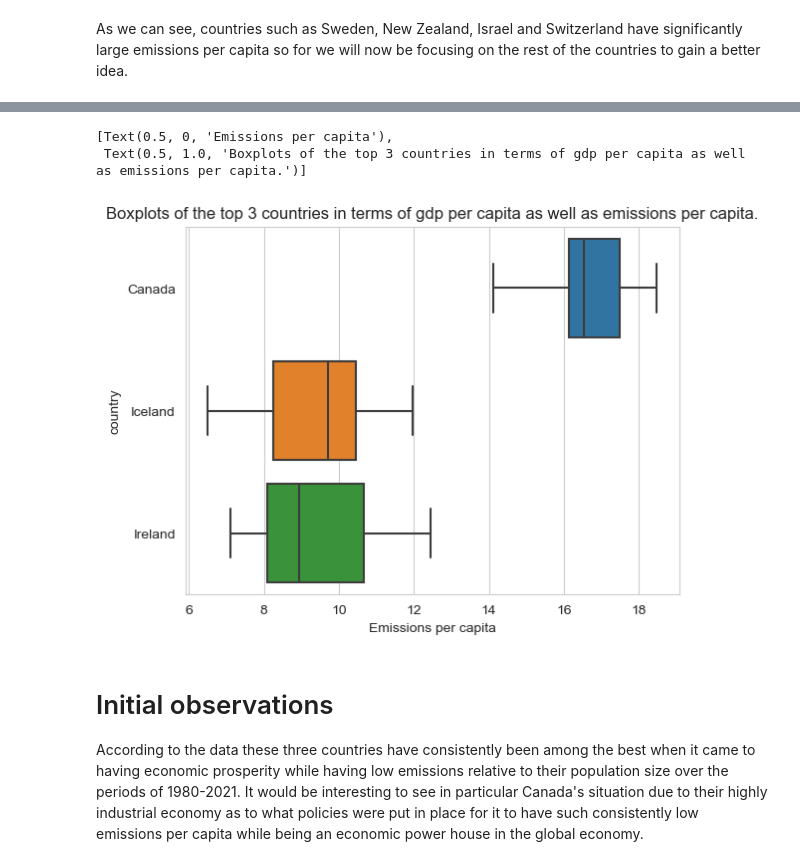
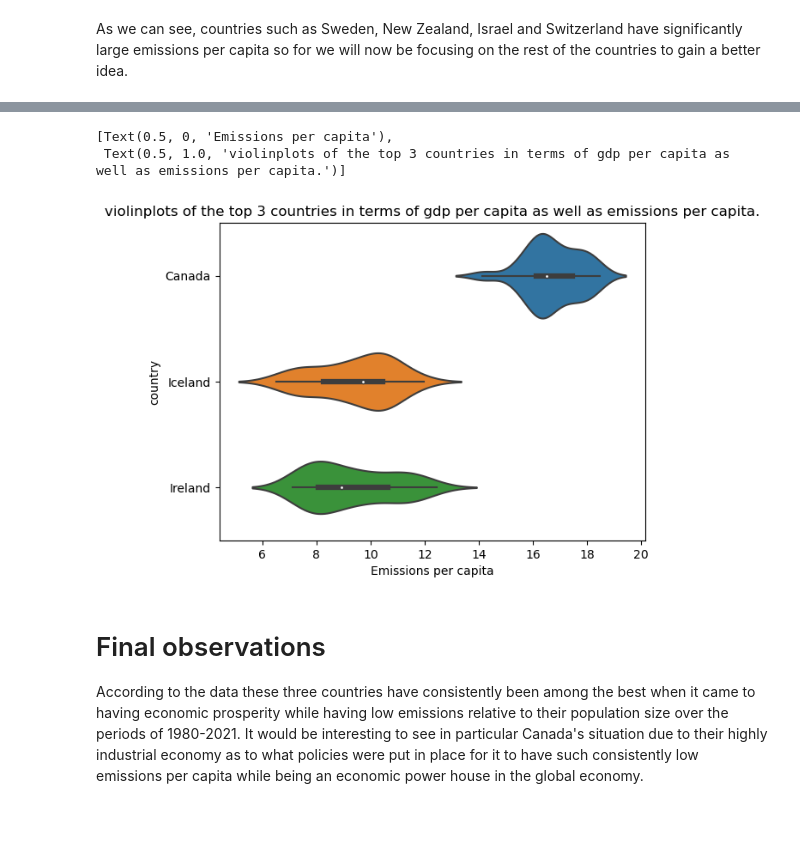
Before and after one commit to ubco-W2022T2-data301/project-group-group42, a Jupyter notebook: analysis/analysisNjabuloDlamini.ipynb, the cells around one changed output, grey strips where cells are left out. Drawn from its saved outputs; the diff is of its cells as text; code cells hidden in the pictures; blank space fills up the shorter version.

```diff
--- a/analysis/analysisNjabuloDlamini.ipynb
+++ b/analysis/analysisNjabuloDlamini.ipynb
@@ -197,6 +206,7 @@ sns.boxplot(x = 'Emissions_per_capita', y = 'country', data = mydf16).set(xlabel
 As we can see, countries such as Sweden, New Zealand, Israel and Switzerland have significantly large emissions per capita so for we will now be focusing on the rest of the countries to gain a better idea.
 # %%
 topcountries = ["Ireland",  "Iceland", "Canada"]
+mydf16 = top16_countries()
 mydftop = mydf16[mydf16["country"].isin(topcountries)]
 
 mydftop
@@ -217,9 +227,9 @@ mydftop
 # %%
-sns.boxplot(x = "Emissions_per_capita", y = 'country', data = mydftop).set(xlabel="Emissions per capita",title='Boxplots of the top 3 countries in terms of gdp per capita as well as emissions per capita.')
+sns.violinplot(x = "Emissions_per_capita", y = 'country', data = mydftop).set(xlabel="Emissions per capita",title='violinplots of the top 3 countries in terms of gdp per capita as well as emissions per capita.')
 # %% [output]
 [Text(0.5, 0, 'Emissions per capita'),
- Text(0.5, 1.0, 'Boxplots of the top 3 countries in terms of gdp per capita as well as emissions per capita.')]
+ Text(0.5, 1.0, 'violinplots of the top 3 countries in terms of gdp per capita as well as emissions per capita.')]
-[figure, old version]
+[figure, new version]
 # %% [markdown]
-# Initial observations
+# Final observations
 According to the data these three countries have consistently been among the best when it came to having economic prosperity while having low emissions relative to their population size over the periods of 1980-2021. It would be interesting to see in particular Canada's situation due to their highly industrial economy as to what policies were put in place for it to have such consistently low emissions per capita while being an economic power house in the global economy.
```
Also changed, not shown: parts of 4 cells of this notebook.
